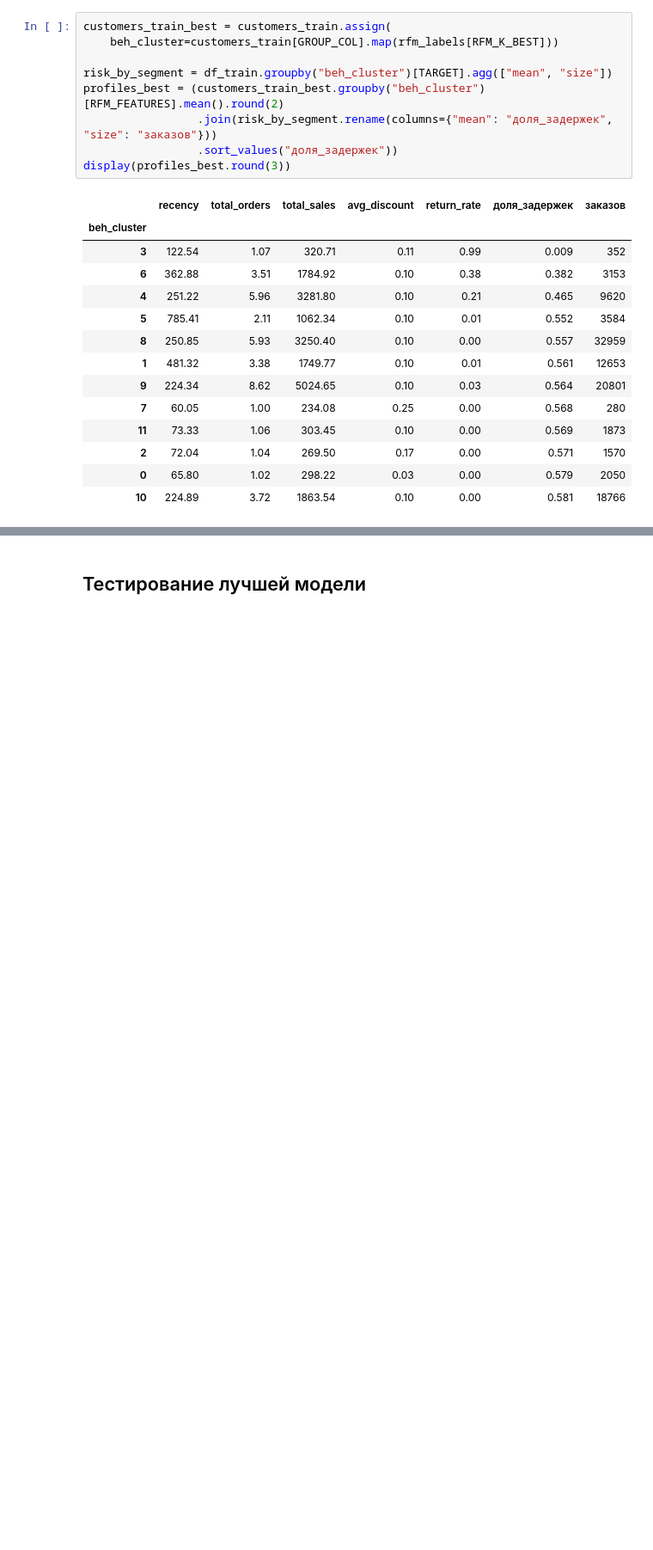
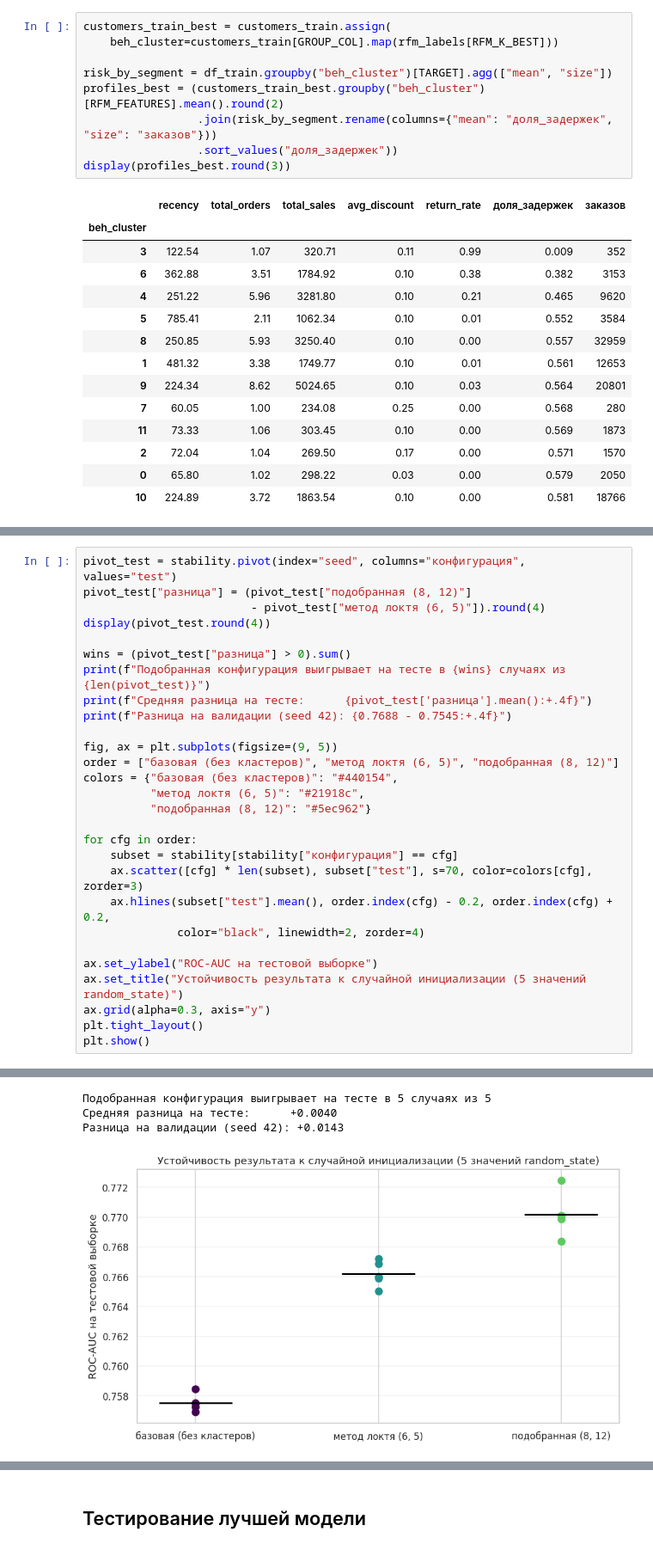
Before and after one commit to 2Myaka2/DataScience_projects, a Jupyter notebook: 18_unsupervised_learning2.ipynb, the cells around one changed output, grey strips where cells are left out. Shown at 86% size. Drawn from its saved outputs; the diff is of its cells as text; blank space fills up the shorter version.

```diff
--- a/18_unsupervised_learning.ipynb
+++ b/18_unsupervised_learning2.ipynb
@@ -2196,0 +2436,29 @@ display(profiles_best.round(3))
+# %%
+pivot_test = stability.pivot(index="seed", columns="конфигурация", values="test")
+pivot_test["разница"] = (pivot_test["подобранная (8, 12)"]
+                         - pivot_test["метод локтя (6, 5)"]).round(4)
+display(pivot_test.round(4))
+
+wins = (pivot_test["разница"] > 0).sum()
+print(f"Подобранная конфигурация выигрывает на тесте в {wins} случаях из {len(pivot_test)}")
+print(f"Средняя разница на тесте:      {pivot_test['разница'].mean():+.4f}")
+print(f"Разница на валидации (seed 42): {0.7688 - 0.7545:+.4f}")
+
+fig, ax = plt.subplots(figsize=(9, 5))
+order = ["базовая (без кластеров)", "метод локтя (6, 5)", "подобранная (8, 12)"]
+colors = {"базовая (без кластеров)": "#440154",
+          "метод локтя (6, 5)": "#21918c",
+          "подобранная (8, 12)": "#5ec962"}
+
+for cfg in order:
+    subset = stability[stability["конфигурация"] == cfg]
+    ax.scatter([cfg] * len(subset), subset["test"], s=70, color=colors[cfg], zorder=3)
+    ax.hlines(subset["test"].mean(), order.index(cfg) - 0.2, order.index(cfg) + 0.2,
+              color="black", linewidth=2, zorder=4)
+
+ax.set_ylabel("ROC-AUC на тестовой выборке")
+ax.set_title("Устойчивость результата к случайной инициализации (5 значений random_state)")
+ax.grid(alpha=0.3, axis="y")
+plt.tight_layout()
+plt.show()
+# %% [output]
@@ -2196,0 +2472,4 @@ display(profiles_best.round(3))
+Подобранная конфигурация выигрывает на тесте в 5 случаях из 5
+Средняя разница на тесте:      +0.0040
+Разница на валидации (seed 42): +0.0143
+[figure, added]
```
Also changed, not shown: parts of 33 cells of this notebook, 5 other files.
